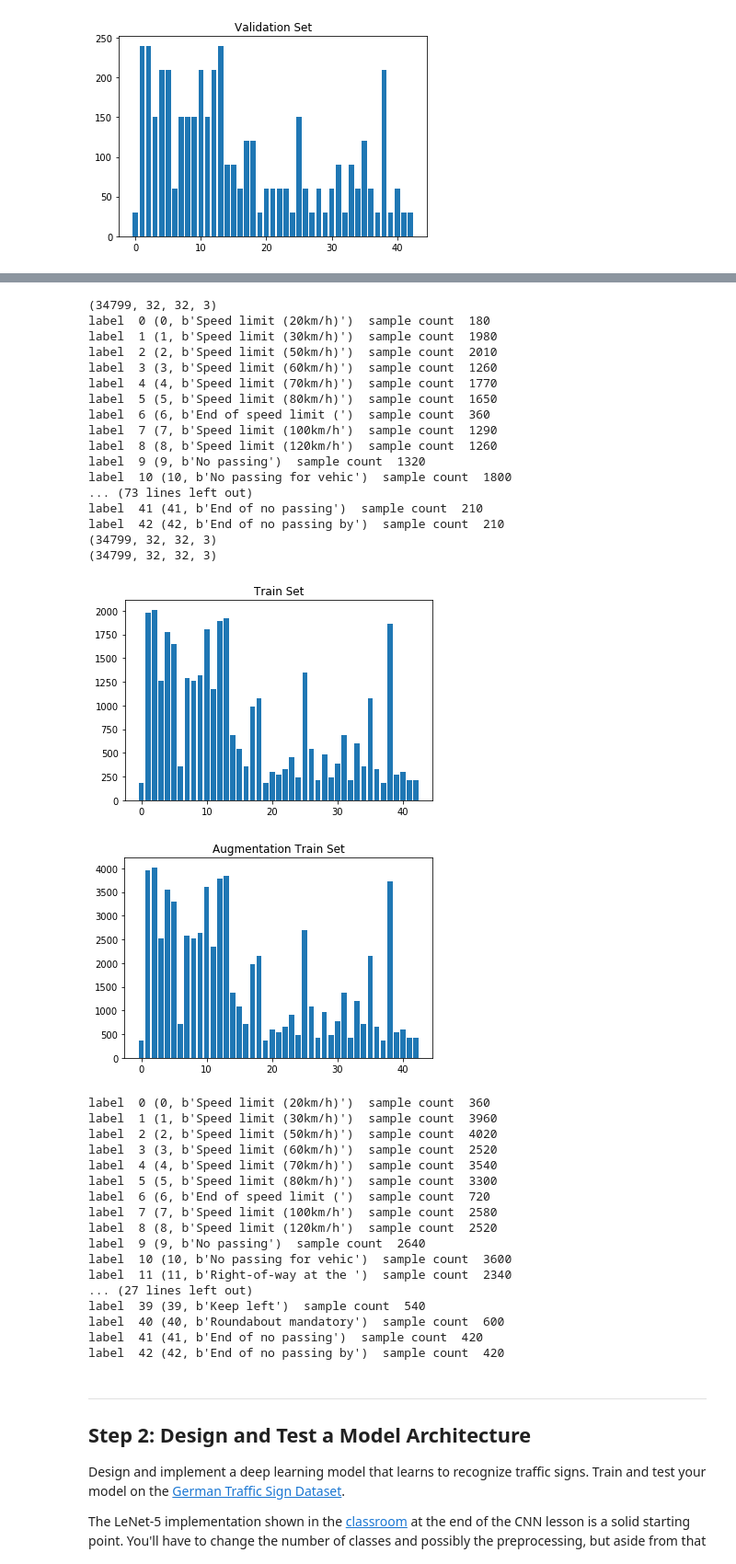
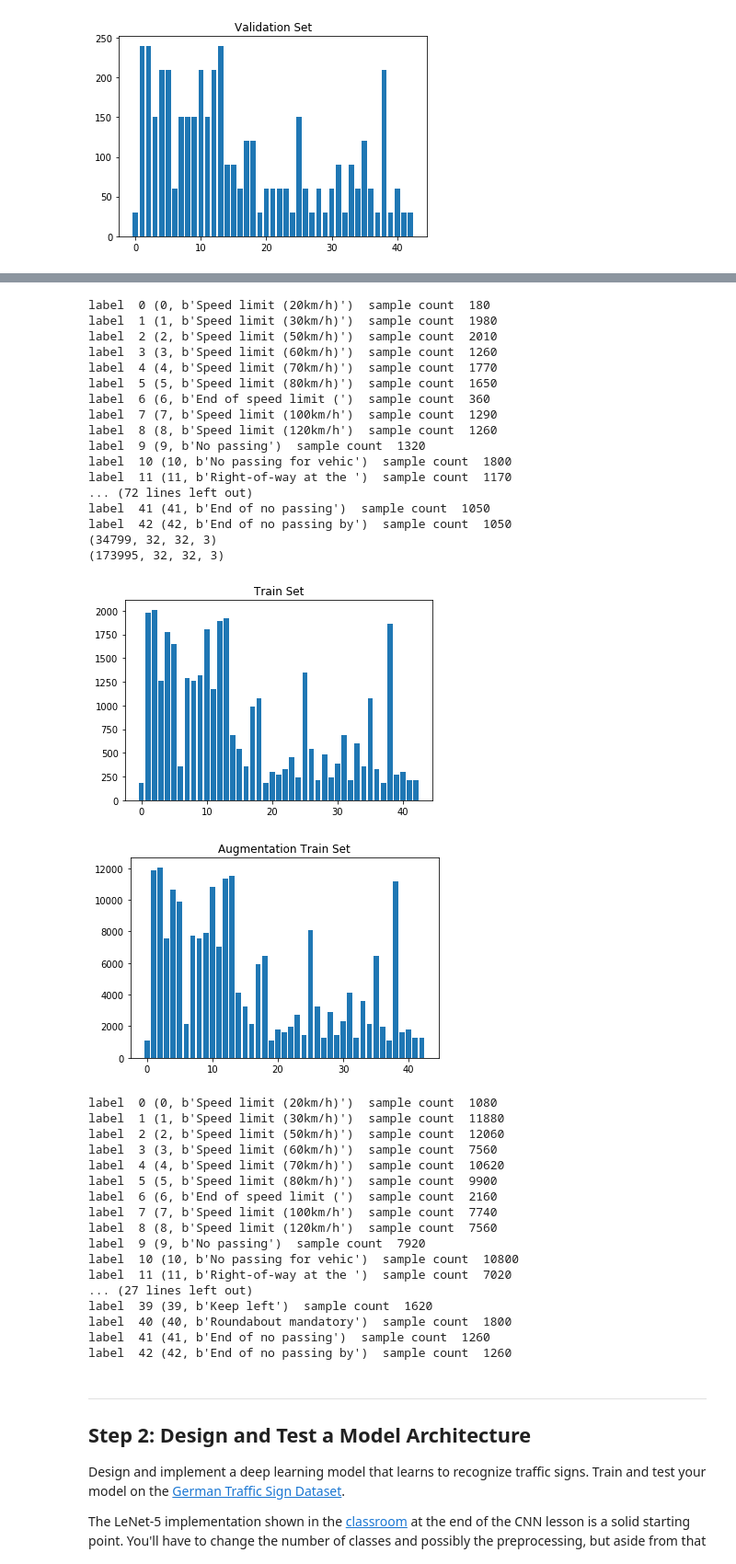
Before and after one commit to zhuangh/CarND-Traffic-Sign-Classifier-Project, a Jupyter notebook: Traffic_Sign_Classifier.ipynb, the cells around one changed output, grey strips where cells are left out. Shown at 92% size. Cells and saved outputs as stored; diff of their text form; code cells hidden in the pictures.

```diff
--- a/Traffic_Sign_Classifier.ipynb
+++ b/Traffic_Sign_Classifier.ipynb
@@ -205,12 +205,12 @@ label  42 (42, b'End of no passing by')  sample count  30
 import cv2
 def transform_image(img):#, ttype=0):
     #if ttype == 0: #scale
-    fx = random.uniform(1.1, 1.6)
+    fx = random.uniform(1.1, 1.5)
     fy = fx
     #fy = random.uniform(0.9, 1.3)
     return cv2.resize(img,None,fx=fx, fy=fy, interpolation = cv2.INTER_CUBIC)[0:32, 0:32,:]
 
-fig, axes = plt.subplots(ncols=2, figsize=(15,10))
+fig, axes = plt.subplots(ncols=2, figsize=(5,10))
 
 randomIdx = random.randint(0, len(X_train_rgb))
 
@@ -228,22 +228,16 @@ def genData(input_data, input_labels, n_classes):
     hist, _ = np.histogram(input_labels, n_classes, normed=True)
     sLabel = []
     for index, v in enumerate(hist):
-        #print(index, v)
-        #if v < 0.007:
         sLabel.append(index)
-    #print(sLabel)
     newInput = []
     newLabels = []
     for index, label in enumerate(input_labels):
         if label in sLabel:
-            for i in range(0, 1):
-                #transform_type = i #random.randint(0, 3)
+            for i in range(0, 5):
                 newLabels.append(label)
-                img_ = transform_image(input_data[index])#, transform_type)
-                #print(img_.shape)
+                img_ = transform_image(input_data[index])
                 newInput.append(img_)
     its = np.array(newInput)
-    print(its.shape)
     return (np.array(newInput), np.array(newLabels))
 
 X_train_rgb_new, y_train_new = genData(X_train_rgb, y_train, 43)
@@ -257,56 +251,56 @@ print(X_train_rgb_new.shape)
 X_train_rgb_aug = np.concatenate((X_train_rgb, X_train_rgb_new), axis=0)
 y_train_aug = np.concatenate((y_train, y_train_new), axis=0)
 
 
 uni_train, c_train = np.unique(y_train, return_counts=True)
 plt.bar(uni_train, c_train)
 plt.title("Train Set")
 plt.show()
 
 uni_train_aug, c_train_aug = np.unique(y_train_aug, return_counts=True)
 plt.bar(uni_train_aug, c_train_aug)
 plt.title("Augmentation Train Set")
 plt.show()
 
 
 stat_data_set(y_train_aug)
 # %% [output]
-(34799, 32, 32, 3)
 label  0 (0, b'Speed limit (20km/h)')  sample count  180
 label  1 (1, b'Speed limit (30km/h)')  sample count  1980
 label  2 (2, b'Speed limit (50km/h)')  sample count  2010
 label  3 (3, b'Speed limit (60km/h)')  sample count  1260
 label  4 (4, b'Speed limit (70km/h)')  sample count  1770
 label  5 (5, b'Speed limit (80km/h)')  sample count  1650
 label  6 (6, b'End of speed limit (')  sample count  360
 label  7 (7, b'Speed limit (100km/h')  sample count  1290
 label  8 (8, b'Speed limit (120km/h')  sample count  1260
 label  9 (9, b'No passing')  sample count  1320
 label  10 (10, b'No passing for vehic')  sample count  1800
-... (73 lines left out)
-label  41 (41, b'End of no passing')  sample count  210
-label  42 (42, b'End of no passing by')  sample count  210
+label  11 (11, b'Right-of-way at the ')  sample count  1170
+... (72 lines left out)
+label  41 (41, b'End of no passing')  sample count  1050
+label  42 (42, b'End of no passing by')  sample count  1050
 (34799, 32, 32, 3)
-(34799, 32, 32, 3)
+(173995, 32, 32, 3)
 [figure]
-[figure, old version]
+[figure, new version]
-label  0 (0, b'Speed limit (20km/h)')  sample count  360
-label  1 (1, b'Speed limit (30km/h)')  sample count  3960
-label  2 (2, b'Speed limit (50km/h)')  sample count  4020
-label  3 (3, b'Speed limit (60km/h)')  sample count  2520
-label  4 (4, b'Speed limit (70km/h)')  sample count  3540
-label  5 (5, b'Speed limit (80km/h)')  sample count  3300
-label  6 (6, b'End of speed limit (')  sample count  720
-label  7 (7, b'Speed limit (100km/h')  sample count  2580
-label  8 (8, b'Speed limit (120km/h')  sample count  2520
-label  9 (9, b'No passing')  sample count  2640
-label  10 (10, b'No passing for vehic')  sample count  3600
-label  11 (11, b'Right-of-way at the ')  sample count  2340
+label  0 (0, b'Speed limit (20km/h)')  sample count  1080
+label  1 (1, b'Speed limit (30km/h)')  sample count  11880
+label  2 (2, b'Speed limit (50km/h)')  sample count  12060
+label  3 (3, b'Speed limit (60km/h)')  sample count  7560
+label  4 (4, b'Speed limit (70km/h)')  sample count  10620
+label  5 (5, b'Speed limit (80km/h)')  sample count  9900
+label  6 (6, b'End of speed limit (')  sample count  2160
+label  7 (7, b'Speed limit (100km/h')  sample count  7740
+label  8 (8, b'Speed limit (120km/h')  sample count  7560
+label  9 (9, b'No passing')  sample count  7920
+label  10 (10, b'No passing for vehic')  sample count  10800
+label  11 (11, b'Right-of-way at the ')  sample count  7020
 ... (27 lines left out)
-label  39 (39, b'Keep left')  sample count  540
-label  40 (40, b'Roundabout mandatory')  sample count  600
-label  41 (41, b'End of no passing')  sample count  420
-label  42 (42, b'End of no passing by')  sample count  420
+label  39 (39, b'Keep left')  sample count  1620
+label  40 (40, b'Roundabout mandatory')  sample count  1800
+label  41 (41, b'End of no passing')  sample count  1260
+label  42 (42, b'End of no passing by')  sample count  1260
 # %% [markdown]
 ----
 
```
Also changed, not shown: parts of 5 cells of this notebook.
